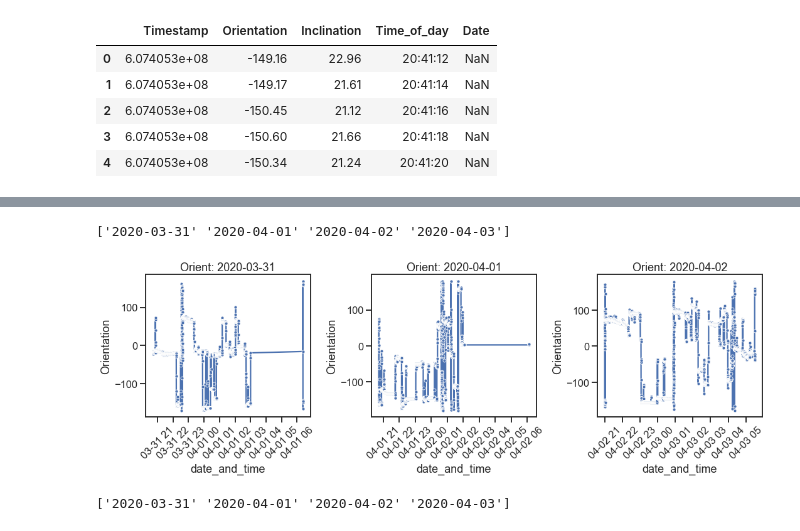
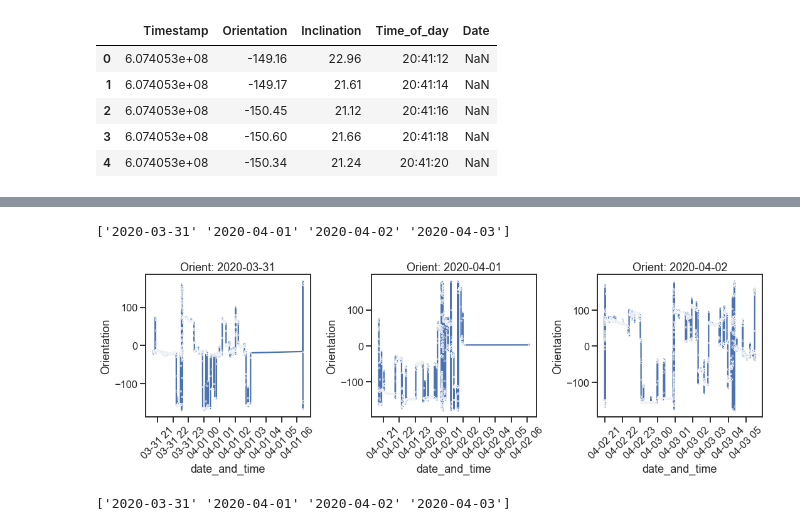
Before and after one commit to kimberlymcm/digitalhealth_project, a Jupyter notebook: src/Sleep_Position_Investigation.ipynb, the cells around one changed output, grey strips where cells are left out. Saved outputs shown, nothing was run; the diff lists cells and outputs as text; code cells hidden in the pictures.

Commit message:
Minor plotting updates

```diff
--- a/src/Sleep_Position_Investigation.ipynb
+++ b/src/Sleep_Position_Investigation.ipynb
@@ -48,3 +48,16 @@ Num after dropping nulls: 36255
 | 2020-03-31 20:42:04 | 607405324.1 | -14.61 | 81.06 | 20:42:04 | 2020-03-31 | 2020-03-31 20:42:04 |
 | 2020-03-31 20:42:06 | 607405326.1 | -14.87 | 82.20 | 20:42:06 | 2020-03-31 | 2020-03-31 20:42:06 |
 | 2020-03-31 20:42:08 | 607405328.1 | -14.85 | 82.20 | 20:42:08 | 2020-03-31 | 2020-03-31 20:42:08 |
+# %%
+# Create new column with labels by sleep night
+df["sleep_night"] = None
+dates = df["Date"].unique()
+print(dates)
+for i in range(0, len(dates)-1):
+    start = pd.to_datetime("{} 20:00:00".format(dates[i]))
+    if i < len(dates)-2:
+        end = pd.to_datetime("{} 10:00:00".format(dates[i+1]))
+        df.loc[start:end, "sleep_night"] = dates[i]
+    else:
+        df.loc[df.index > start, "sleep_night"] = dates[i]
+df.head()
@@ -51,23 +73,18 @@ Num after dropping nulls: 36255
 # %%
 fig, ax = plt.subplots(nrows=1, ncols=3, figsize=(15, 5))
 
 dates = df["Date"].unique()
 print(dates)
 for i in range(0, len(dates)-1):
-    start = pd.to_datetime("{} 20:00:00".format(dates[i]))
-    if i < len(dates)-2:
-        end = pd.to_datetime("{} 10:00:00".format(dates[i+1]))
-        df_date = df[start:end]
-    else:
-        df_date = df[df.index > start]
+    df_date = df[df["sleep_night"] == dates[i]]
     sns.lineplot(x=df_date.index, y=df_date["Orientation"], ax=ax[i],
-                 markers=True, marker="o", markersize=5)
+                 markers=True, marker=".", markersize=5)
     ax[i].set_title("Orient: {}".format(dates[i]))
     ax[i].tick_params(axis="x", labelrotation=45)
 fig.tight_layout()
 # %% [output]
 ['2020-03-31' '2020-04-01' '2020-04-02' '2020-04-03']
-[figure, old version]
+[figure, new version]
 # %%
 fig, ax = plt.subplots(nrows=1, ncols=3, figsize=(15, 5))
 
```
Also changed, not shown: parts of 5 cells of this notebook.
